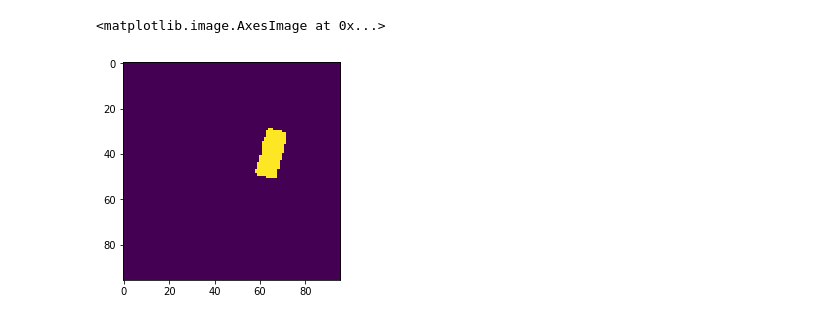
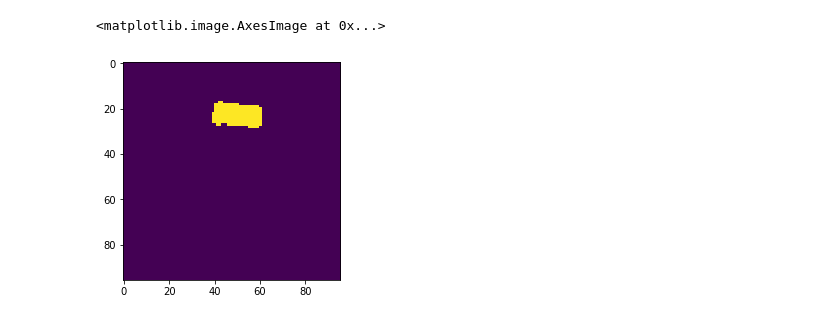
Before and after one commit to hogunkee/ur5_manipulation, a Jupyter notebook: realrobot/test_sdfgcn.ipynb, the cells around one changed output. Cells and saved outputs as stored; diff of their text form; code cells hidden in the pictures.

```diff
--- a/realrobot/test_sdfgcn.ipynb
+++ b/realrobot/test_sdfgcn.ipynb
@@ -115,5 +136,5 @@ print(action)
 # %%
-plt.imshow(sdf_st_align[2]>0)
+plt.imshow(sdf_st_align[0]>0)
 # %% [output]
 <matplotlib.image.AxesImage at 0x...>
-[figure, old version]
+[figure, new version]
```
Also changed, not shown: parts of 12 cells of this notebook, 3 other files.
